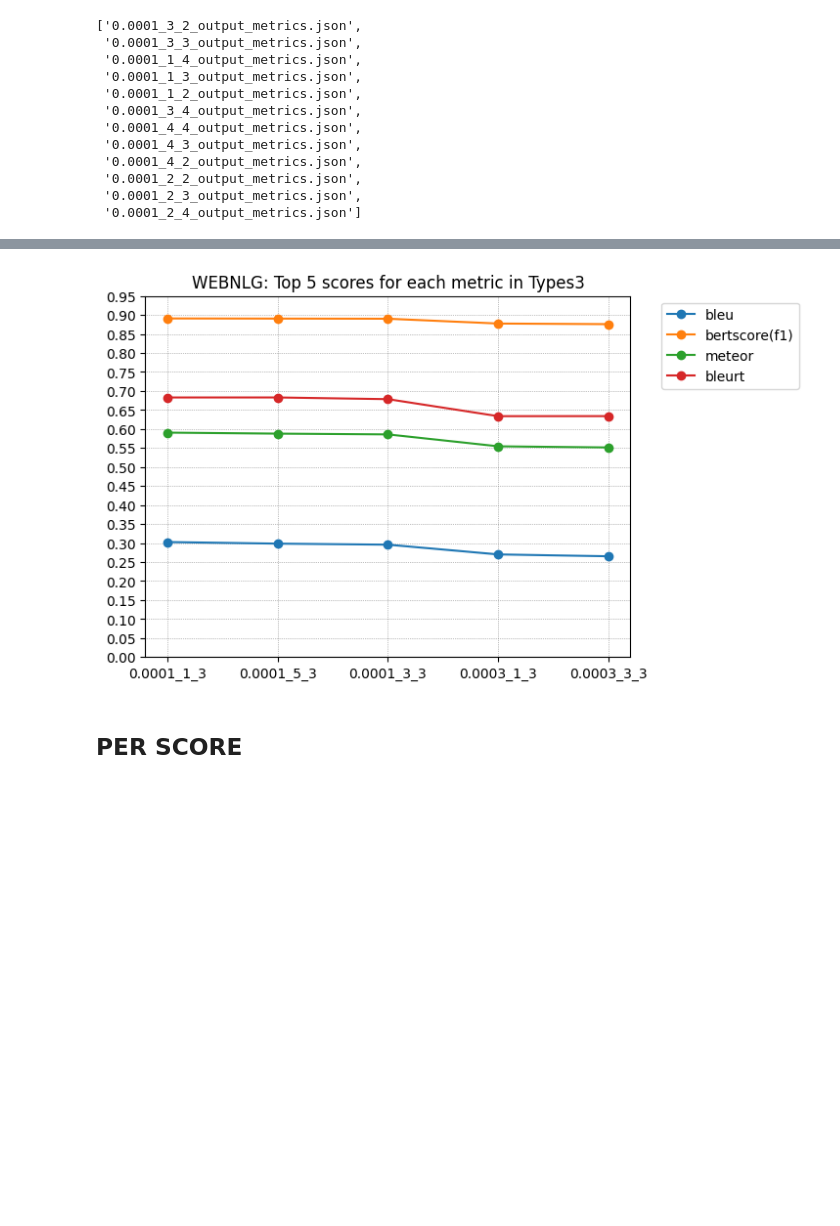
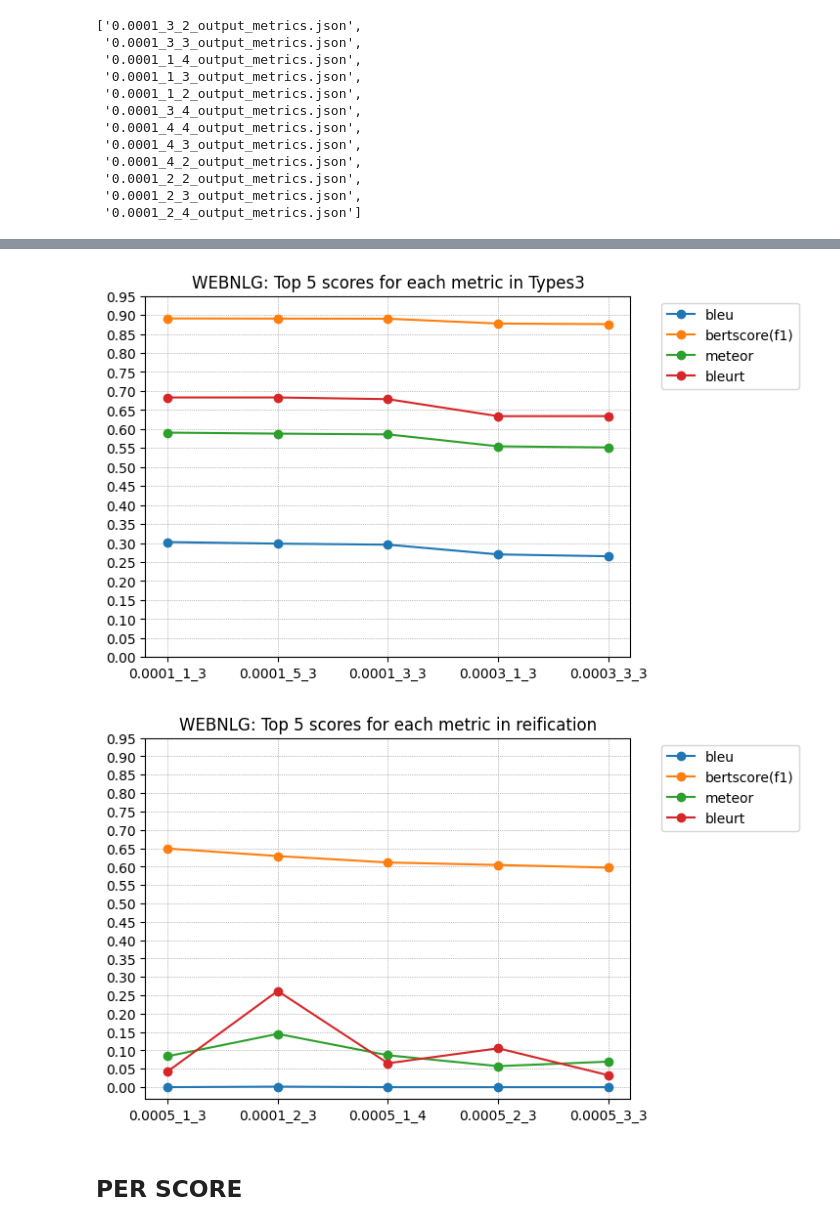
Before and after one commit to traopia/KGNarrative, a Jupyter notebook: results/hyperParams_res.ipynb, the cells around one changed output, grey strips where cells are left out. Saved outputs shown, nothing was run; the diff lists cells and outputs as text; code cells hidden in the pictures; blank space fills up the shorter version.

```diff
--- a/results/hyperParams_res.ipynb
+++ b/results/hyperParams_res.ipynb
@@ -116,33 +116,35 @@ def get_df_scores(filename):
             #print(vals)        #print(scores[1])
 
             blues[vals]=scores[1]['bleu']
             bertscores[vals]=scores[4]['Bert_Score']['f1']
             meteors[vals]=scores[3]['meteor']
             bleurts[vals]=scores[5]['bleurt_score']
 
             df_list.append((vals,scores[1]['bleu'],scores[4]['Bert_Score']['f1'],scores[3]['meteor'],scores[5]['bleurt_score']))
 
 
     df = pd.DataFrame(df_list, columns=['vals', 'bleu', 'bertscore(f1)','meteor','bleurt'])
     df = df.sort_values(by='bertscore(f1)', ascending=False).head(5)
     plt.plot(df['vals'], df['bleu'],label='bleu',marker='o')
     plt.plot(df['vals'], df['bertscore(f1)'],label='bertscore(f1)',marker='o')
     plt.plot(df['vals'], df['meteor'],label='meteor',marker='o')
     plt.plot(df['vals'], df['bleurt'],label='bleurt',marker='o')
     plt.legend(bbox_to_anchor=(1.05, 1), loc='upper left')
     plt.grid(color='grey', linestyle=':', linewidth=0.5)
     yticks = np.arange(0, 1, 0.05)
     plt.yticks(yticks)
     plt.title(f'WEBNLG: Top 5 scores for each metric in {filename.split("/")[-2]}')
     plt.show()
 
 get_df_scores('./webnlg_gridsearch/Instances2/')
 get_df_scores('./webnlg_gridsearch/list_Instances/')
 get_df_scores('./webnlg_gridsearch/Types3/')
+get_df_scores('./webnlg_gridsearch/reification/')
 # %% [output]
 [figure]
 [figure]
 [figure]
+[figure, added]
 # %% [markdown]
 ## PER SCORE
 # %%
```
Also changed, not shown: 30 other files.
